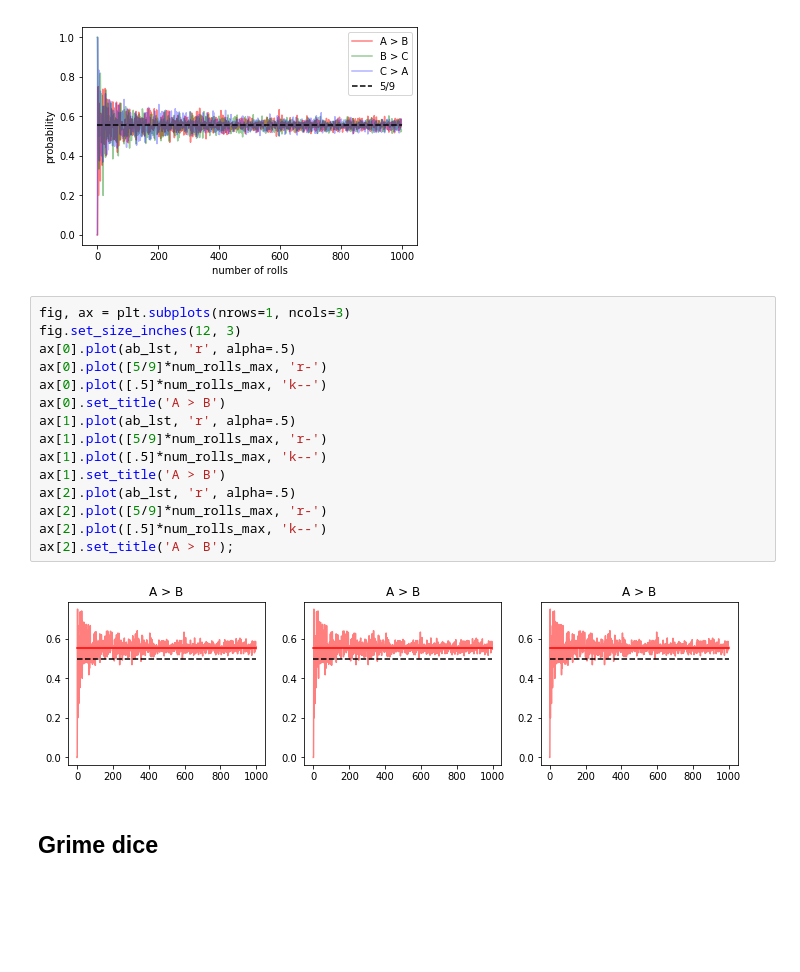
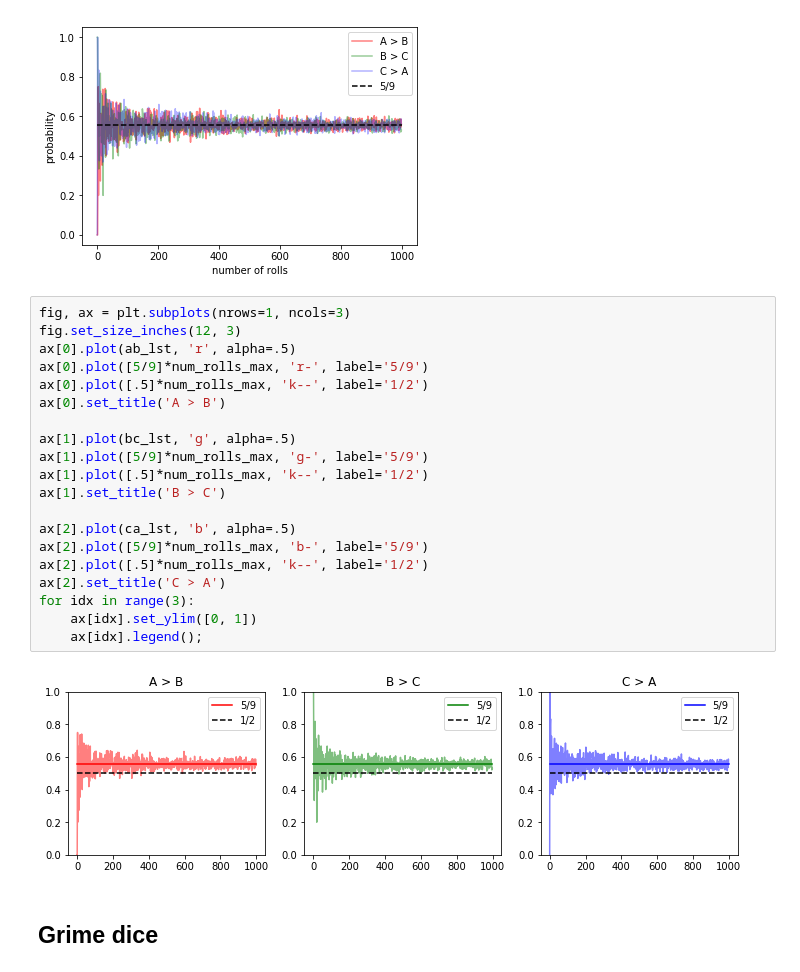
Before and after one commit to jsdiazpo/Nontransitive-Dice, a Jupyter notebook: Nontransitive-dice.ipynb, the cells around one changed output. Drawn from its saved outputs; the diff is of its cells as text; blank space fills up the shorter version.

```diff
--- a/Nontransitive-dice.ipynb
+++ b/Nontransitive-dice.ipynb
@@ -77,20 +77,25 @@ plt.legend();
 # %%
 fig, ax = plt.subplots(nrows=1, ncols=3)
 fig.set_size_inches(12, 3)
 ax[0].plot(ab_lst, 'r', alpha=.5)
-ax[0].plot([5/9]*num_rolls_max, 'r-')
-ax[0].plot([.5]*num_rolls_max, 'k--')
+ax[0].plot([5/9]*num_rolls_max, 'r-', label='5/9')
+ax[0].plot([.5]*num_rolls_max, 'k--', label='1/2')
 ax[0].set_title('A > B')
-ax[1].plot(ab_lst, 'r', alpha=.5)
-ax[1].plot([5/9]*num_rolls_max, 'r-')
-ax[1].plot([.5]*num_rolls_max, 'k--')
-ax[1].set_title('A > B')
-ax[2].plot(ab_lst, 'r', alpha=.5)
-ax[2].plot([5/9]*num_rolls_max, 'r-')
-ax[2].plot([.5]*num_rolls_max, 'k--')
-ax[2].set_title('A > B');
+
+ax[1].plot(bc_lst, 'g', alpha=.5)
+ax[1].plot([5/9]*num_rolls_max, 'g-', label='5/9')
+ax[1].plot([.5]*num_rolls_max, 'k--', label='1/2')
+ax[1].set_title('B > C')
+
+ax[2].plot(ca_lst, 'b', alpha=.5)
+ax[2].plot([5/9]*num_rolls_max, 'b-', label='5/9')
+ax[2].plot([.5]*num_rolls_max, 'k--', label='1/2')
+ax[2].set_title('C > A')
+for idx in range(3):
+    ax[idx].set_ylim([0, 1])
+    ax[idx].legend();
 # %% [output]
-[figure, old version]
+[figure, new version]
 # %% [markdown]
 ## Grime dice
 # %%
```
